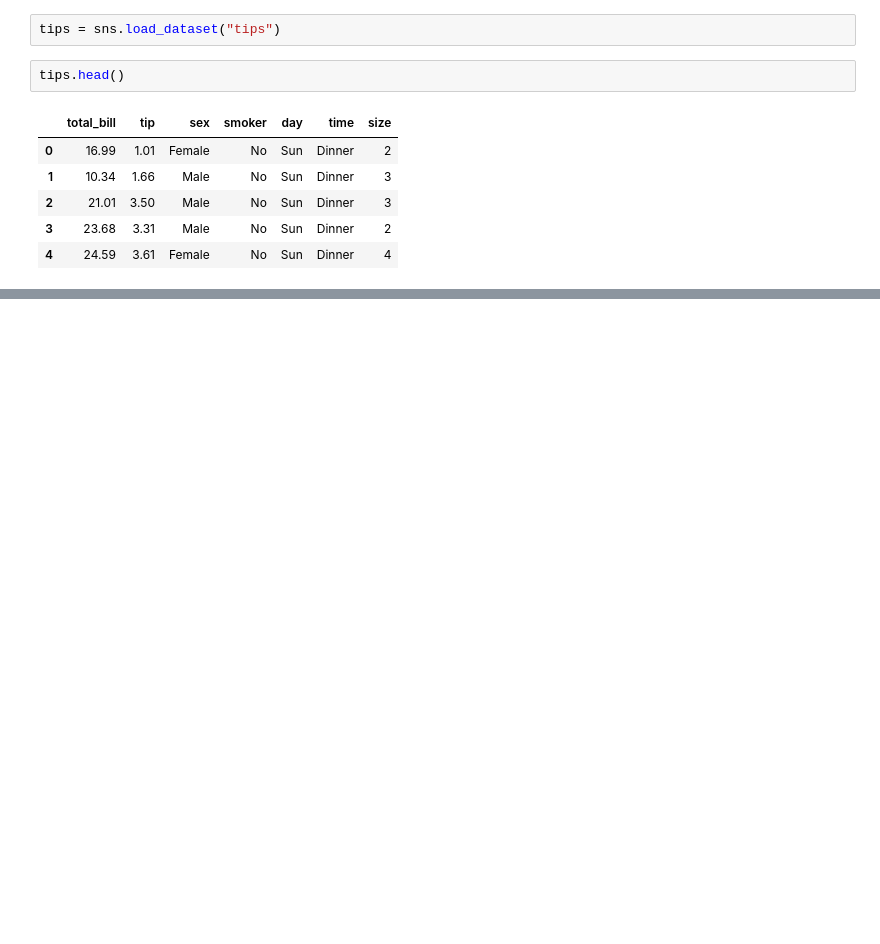
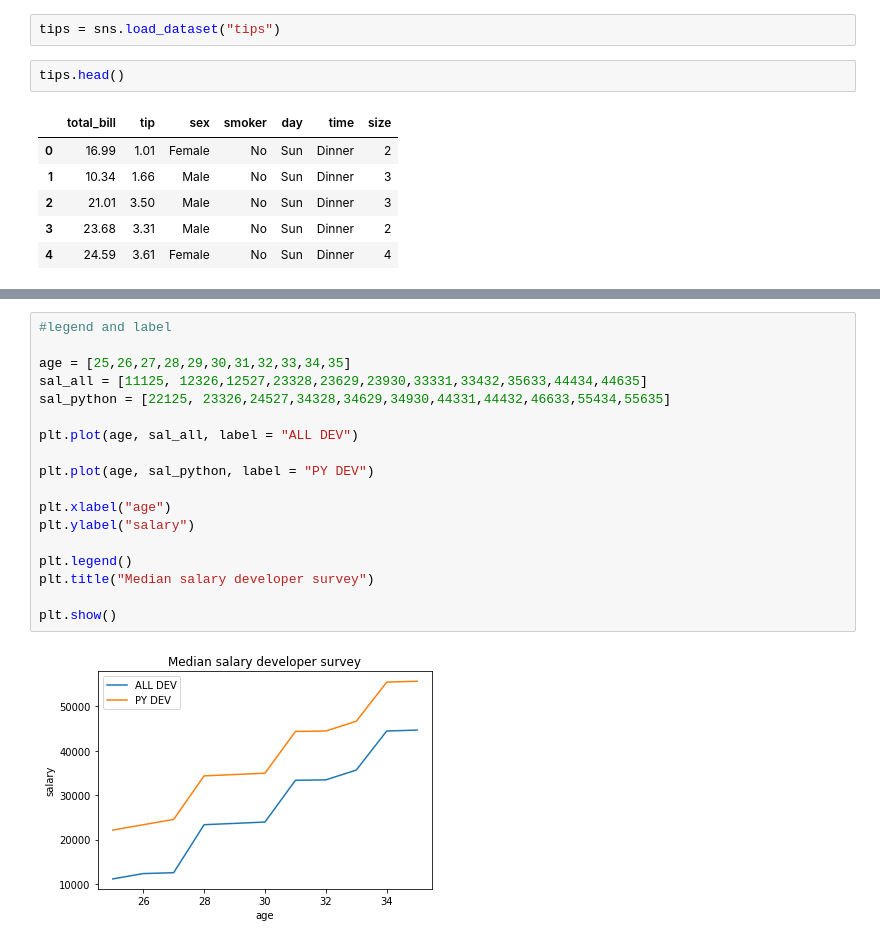
Before and after one commit to DONTSAYCANT/EDA_modules, a Jupyter notebook: Matplotlib.ipynb, the cells around one changed output, grey strips where cells are left out. Saved outputs shown, nothing was run; the diff lists cells and outputs as text; blank space fills up the shorter version.

```diff
--- a/Matplotlib.ipynb
+++ b/Matplotlib.ipynb
@@ -39,3 +66,23 @@ plt.title("Median salary developer survey")
 plt.show()
 # %% [output]
 [figure]
+# %%
+#legend and label
+
+age = [25,26,27,28,29,30,31,32,33,34,35]
+sal_all = [11125, 12326,12527,23328,23629,23930,33331,33432,35633,44434,44635]
+sal_python = [22125, 23326,24527,34328,34629,34930,44331,44432,46633,55434,55635]
+
+plt.plot(age, sal_all, label = "ALL DEV")
+
+plt.plot(age, sal_python, label = "PY DEV")
+
+plt.xlabel("age")
+plt.ylabel("salary")
+
+plt.legend()
+plt.title("Median salary developer survey")
+
+plt.show()
+# %% [output]
+[figure, added]
```
Also changed, not shown: parts of 12 cells of this notebook, 2 other files.
